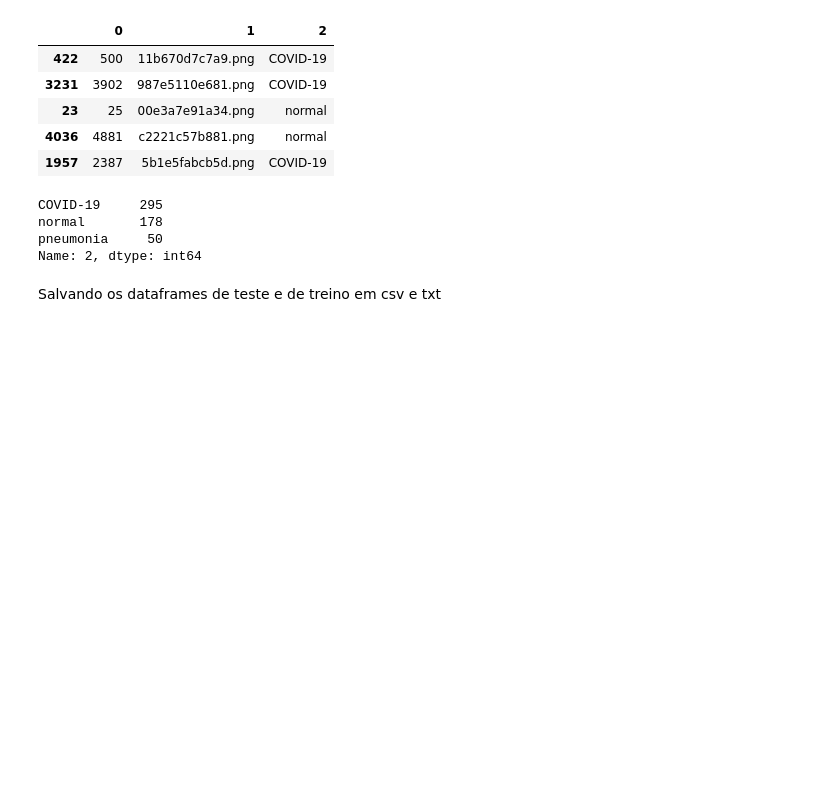
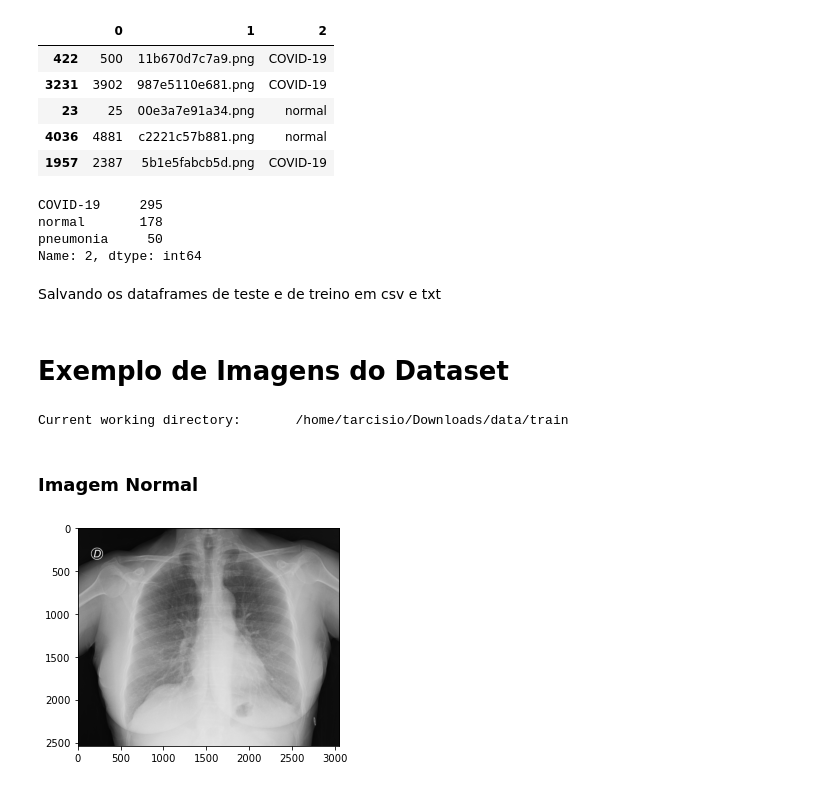
Before and after one commit to tarcisiolf0/covid19_dl_project, a Jupyter notebook: dataset_organization_final_version.ipynb, the cells around one changed output. Drawn from its saved outputs; the diff is of its cells as text; code cells hidden in the pictures; blank space fills up the shorter version.

Commit message:
notebook do dataset atualizado com as imagens do dataset

```diff
--- a/dataset_organization_final_version.ipynb
+++ b/dataset_organization_final_version.ipynb
@@ -271,3 +272,19 @@ test.to_csv('test_metadata.csv', header=False, index=False)
 # %%
 train.to_csv('train_metadata.txt', header=False, index=False,sep=' ')
 test.to_csv('test_metadata.txt', header=False, index=False, sep=' ')
+# %% [markdown]
+# Exemplo de Imagens do Dataset
+# %%
+os.chdir("/home/tarcisio/Downloads/data/train")
+print("Current working directory: \t", os.getcwd())
+# %% [output]
+Current working directory:       /home/tarcisio/Downloads/data/train
+# %% [markdown]
+### Imagem Normal
+# %%
+normal_image = cv2.imread("302436633ec0.png")
+plt.figure(0)
+plt.imshow(normal_image)
+plt.show()
+# %% [output]
+[figure, added]
```
Also changed, not shown: parts of 7 cells of this notebook.
